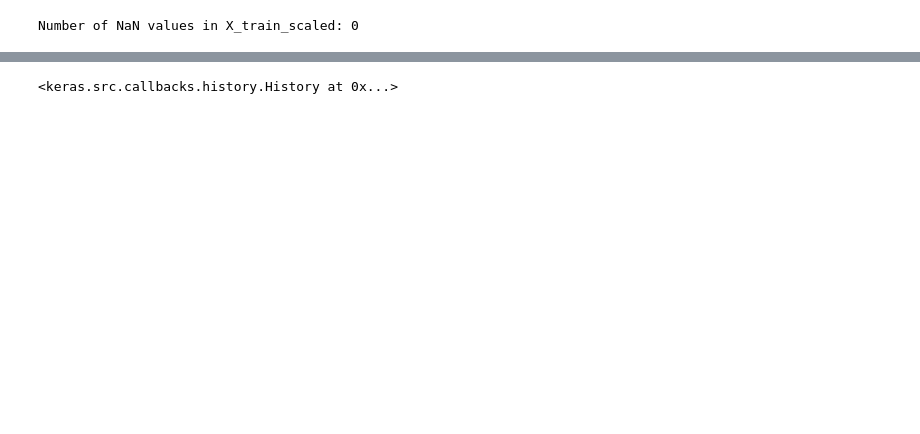
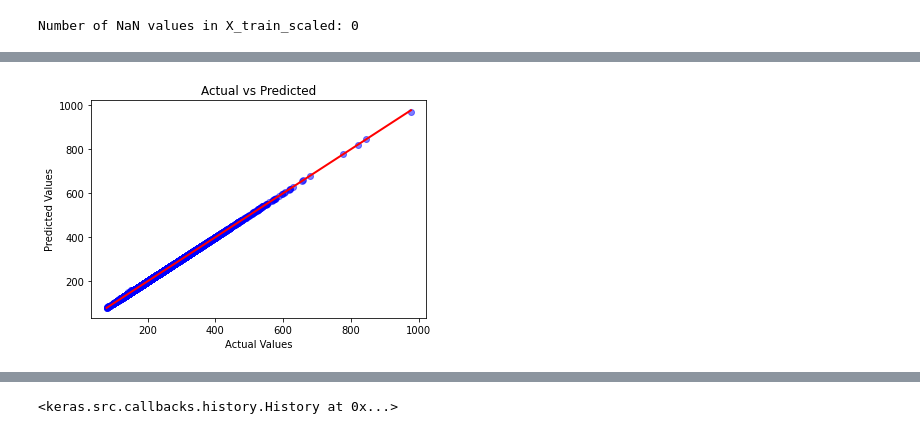
Before and after one commit to yoav0gal/DS-101-Final, a Jupyter notebook: ProjectA/ilai-try.ipynb, the cells around one changed output, grey strips where cells are left out. Saved outputs shown, nothing was run; the diff lists cells and outputs as text; code cells hidden in the pictures; blank space fills up the shorter version.

```diff
--- a/ProjectA/ilai-try.ipynb
+++ b/ProjectA/ilai-try.ipynb
@@ -251,0 +272,18 @@ for model_name in ['Decision Tree', 'Random Forest']:
+# %%
+def evaluate_model(model, X_test, y_test):
+    model.eval()
+    with torch.no_grad():
+        y_pred = model(X_test).numpy()
+
+    # Scatter plot: Predictions vs Actual
+    plt.figure()
+    plt.scatter(y_test.numpy(), y_pred, alpha=0.5, color='blue')
+    plt.xlabel('Actual Values')
+    plt.ylabel('Predicted Values')
+    plt.title('Actual vs Predicted')
+    plt.plot([y_test.min(), y_test.max()], [y_test.min(), y_test.max()], 'r', lw=2)  # Identity line
+    plt.show()
+# %%
+evaluate_model(model1, X_test_tensor, y_test_tensor)
+# %% [output]
+[figure, added]
```
Also changed, not shown: parts of 15 cells of this notebook.
